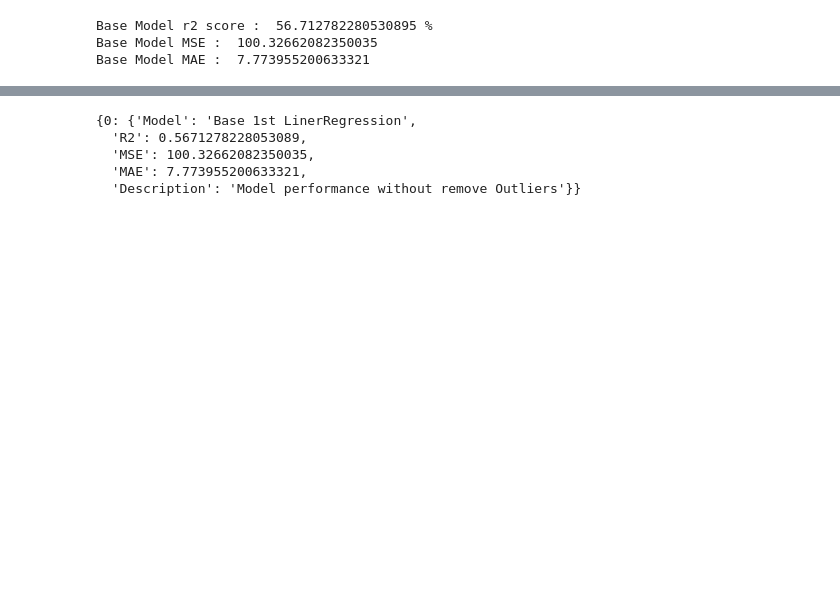
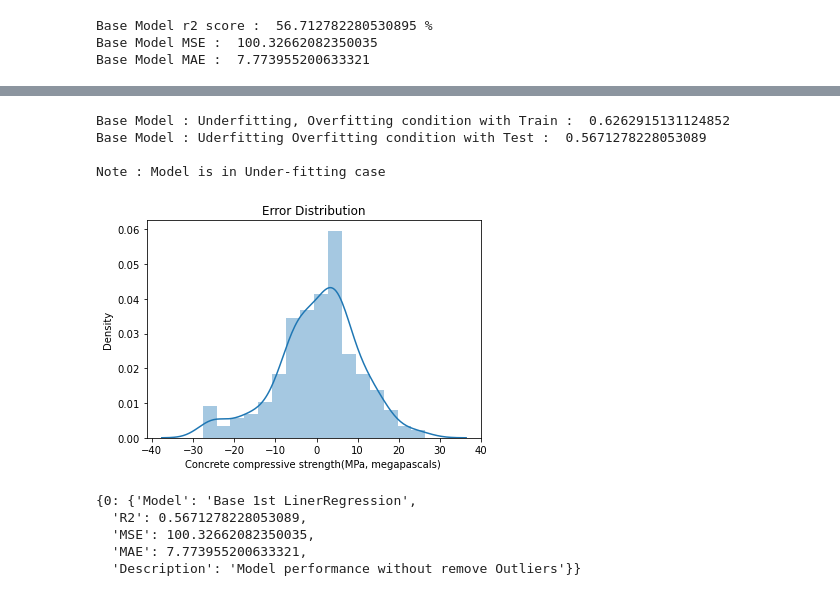
Before and after one commit to Rajat111062/Supervised_Learning_Project, a Jupyter notebook: LinearConcreate.ipynb, the cells around one changed output, grey strips where cells are left out. Saved outputs shown, nothing was run; the diff lists cells and outputs as text; code cells hidden in the pictures; blank space fills up the shorter version.

```diff
--- a/LinearConcreate.ipynb
+++ b/LinearConcreate.ipynb
@@ -101,3 +142,20 @@ Base Model MAE :  7.773955200633321
+# %%
+# Base Model Overfitting and underfitting case
+print('Base Model : Underfitting, Overfitting condition with Train : ',linreg.score(X_train,y_train))
+print('Base Model : Uderfitting Overfitting condition with Test : ',linreg.score(X_test,y_test))
+print("\nNote : Model is in Under-fitting case")
+
+# Always Error should be normally distributed.
+Error = (y_test-y_pred)
+sns.distplot(Error)
+plt.title("Error Distribution")
+plt.show()
+# %% [output]
+Base Model : Underfitting, Overfitting condition with Train :  0.6262915131124852
+Base Model : Uderfitting Overfitting condition with Test :  0.5671278228053089
+
+Note : Model is in Under-fitting case
+[figure, added]
 # %%
 # Project Summary : Base Model 1st
 project_summary[0] = {}
```
Also changed, not shown: parts of 32 cells of this notebook.
